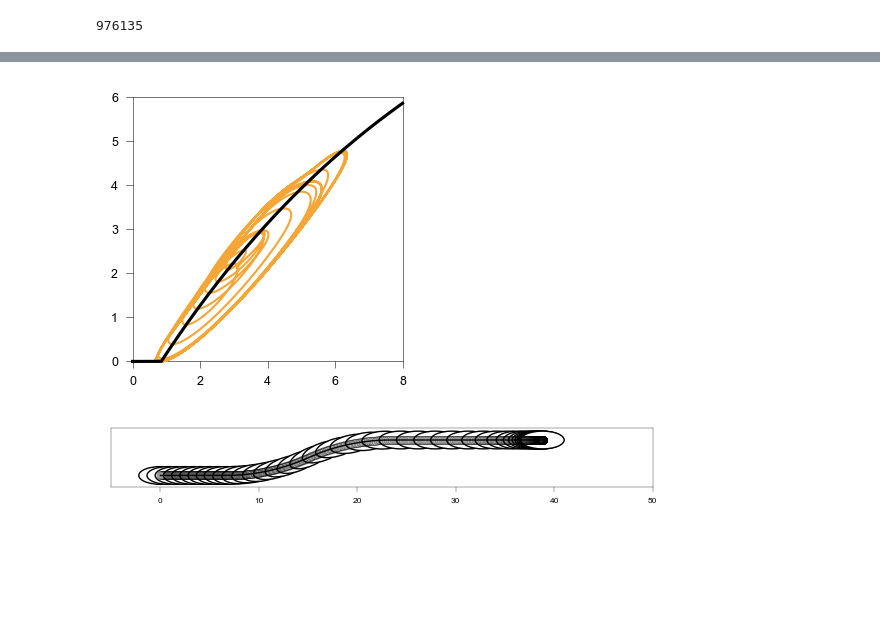
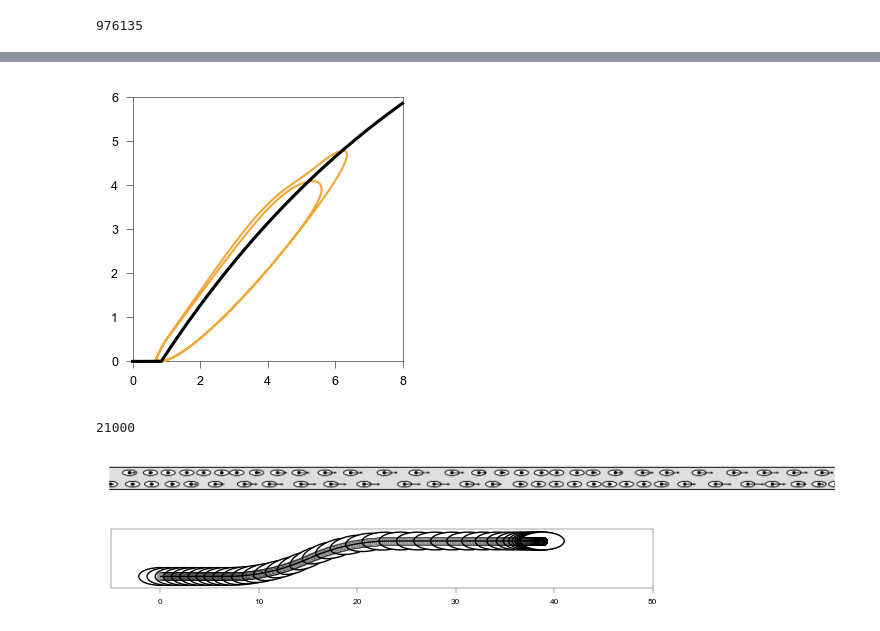
Before and after one commit to EPFL-ENAC/LUTS-pneuma-simulator, a Jupyter notebook: notebooks/simulator.ipynb, the cells around one changed output, grey strips where cells are left out. Saved outputs shown, nothing was run; the diff lists cells and outputs as text; code cells hidden in the pictures; blank space fills up the shorter version.

```diff
--- a/notebooks/simulator.ipynb
+++ b/notebooks/simulator.ipynb
@@ -1117,6 +1117,7 @@ seed = 1024
 COUNT = int(300 / params.dt)
 skip = 1000
 stochastic = False
+distributed = True
 rng = np.random.default_rng(seed)
 n_cars = 30
 n_moto = 0
@@ -1134,7 +1135,7 @@ tau, lam, v0, s0 = equilibrium(
     n_cars,
     n_moto,
     rng,
-    distributed=True,
+    distributed,
 )
 tau = np.repeat(tau_c, len(tau))
 l_a = []
@@ -1401,6 +1405,8 @@ for lane_idx, lane_sign in enumerate(lanes):
         prev = x
 
     ax.plot(line, c=l_c[lane_idx], linewidth=.5)
+    plt.axvline(21000, c="k", lw=1)
+    plt.axvline(24350, c="k", lw=1)
     # ----------------------------------------
 
     #ax.set_ylabel(f"Lane {'+' if lane_sign > 0 else '-'}")
@@ -1507,13 +1513,13 @@ plt.show()
 # %%
 %matplotlib inline
 fig, ax = plt.subplots(figsize=(5 * cm, 5 * cm), dpi=150)
-ax.plot(array(gaps), speeds, c=orange, lw=1, clip_on=False, zorder=10)
+ax.plot(array(gaps)[20000:23350], speeds[20000:23350], c=orange, lw=1, clip_on=False, zorder=10)
 support = arange(0, 8, 0.01)
 nnm = ov(support, lam[0], v0[0], s0[0])
 ax.plot(support, nnm, clip_on=False, c="k",zorder=12)
 ax.set_xlim(0, 8)
 ax.set_ylim(0, 6)
 plt.tight_layout(pad=0)
 plt.show()
 # %% [output]
-[figure, old version]
+[figure, new version]
@@ -1519,0 +1537,21 @@ plt.show()
+# %%
+# Create the animation
+item = l_agents
+step = 4
+fig, ax = plt.subplots(figsize=(14.7 * params.cm, 2.5 * params.cm), dpi=300)
+start = 21000
+end = 24350
+ani_ring = animation.FuncAnimation(
+    fig,
+    animate_ring,
+    frames=range(start, end, step),
+    fargs=(
+        item,
+        ax,
+        fig,
+    ),
+)
+print(start)
+# %% [output]
+21000
+[figure, added]
```
Also changed, not shown: parts of 11 cells of this notebook.
